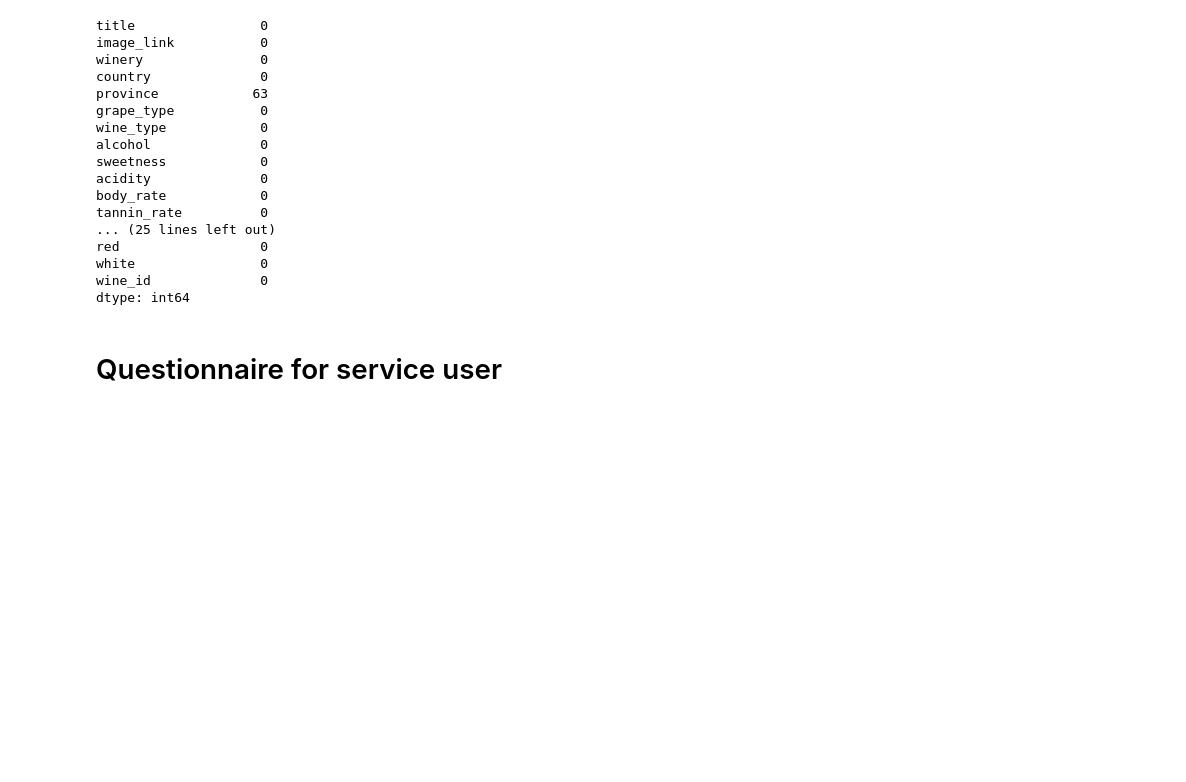
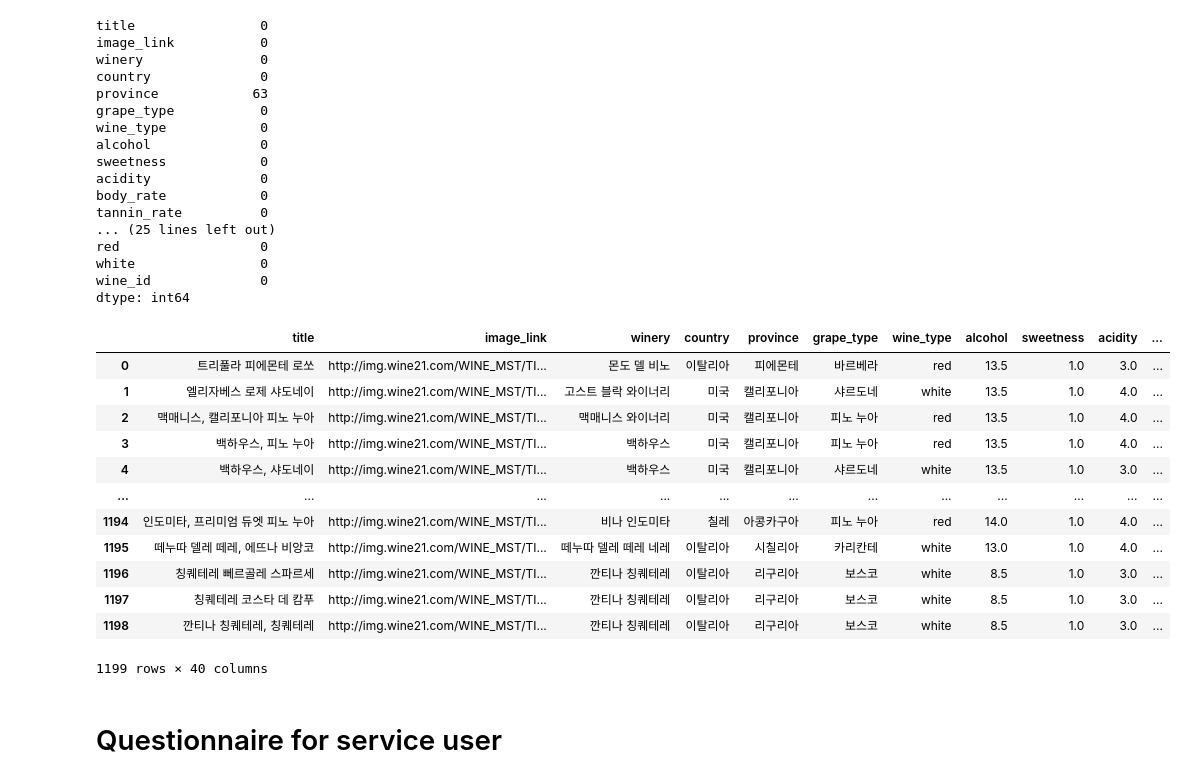
Before and after one commit to tedroutine/wine_recommendation_modeling, a Jupyter notebook: Wine_Recommendation.ipynb, the cells around one changed output. Drawn from its saved outputs; the diff is of its cells as text; code cells hidden in the pictures; blank space fills up the shorter version.

```diff
--- a/Wine_Recommendation.ipynb
+++ b/Wine_Recommendation.ipynb
@@ -505,6 +505,24 @@ wine_id              0
 dtype: int64
 # %%
 df.to_csv('df_aroma_processing.csv', encoding='utf-8-sig')
+# %%
+df = pd.read_csv('df_aroma_processing.csv')
+df.drop('Unnamed: 0', axis=1, inplace=True)
+df
+# %% [output]
+|  | title | image_link | winery | country | province | grape_type | wine_type | alcohol | sweetness | acidity | ... |
+| 0 | 트리풀라 피에몬테 로쏘 | http://img.wine21.com/WINE_MST/TI... | 몬도 델 비노 | 이탈리아 | 피에몬테 | 바르베라 | red | 13.5 | 1.0 | 3.0 | ... |
+| 1 | 엘리자베스 로제 샤도네이 | http://img.wine21.com/WINE_MST/TI... | 고스트 블락 와이너리 | 미국 | 캘리포니아 | 샤르도네 | white | 13.5 | 1.0 | 4.0 | ... |
+| 2 | 맥매니스, 캘리포니아 피노 누아 | http://img.wine21.com/WINE_MST/TI... | 맥매니스 와이너리 | 미국 | 캘리포니아 | 피노 누아 | red | 13.5 | 1.0 | 4.0 | ... |
+| 3 | 백하우스, 피노 누아 | http://img.wine21.com/WINE_MST/TI... | 백하우스 | 미국 | 캘리포니아 | 피노 누아 | red | 13.5 | 1.0 | 4.0 | ... |
+| 4 | 백하우스, 샤도네이 | http://img.wine21.com/WINE_MST/TI... | 백하우스 | 미국 | 캘리포니아 | 샤르도네 | white | 13.5 | 1.0 | 3.0 | ... |
+| ... | ... | ... | ... | ... | ... | ... | ... | ... | ... | ... | ... |
+| 1194 | 인도미타, 프리미엄 듀엣 피노 누아 | http://img.wine21.com/WINE_MST/TI... | 비나 인도미타 | 칠레 | 아콩카구아 | 피노 누아 | red | 14.0 | 1.0 | 4.0 | ... |
+| 1195 | 떼누따 델레 떼레, 에뜨나 비앙코 | http://img.wine21.com/WINE_MST/TI... | 떼누따 델레 떼레 네레 | 이탈리아 | 시칠리아 | 카리칸테 | white | 13.0 | 1.0 | 4.0 | ... |
+| 1196 | 칭퀘테레 뻬르골레 스파르세 | http://img.wine21.com/WINE_MST/TI... | 깐티나 칭퀘테레 | 이탈리아 | 리구리아 | 보스코 | white | 8.5 | 1.0 | 3.0 | ... |
+| 1197 | 칭퀘테레 코스타 데 캄푸 | http://img.wine21.com/WINE_MST/TI... | 깐티나 칭퀘테레 | 이탈리아 | 리구리아 | 보스코 | white | 8.5 | 1.0 | 3.0 | ... |
+| 1198 | 깐티나 칭퀘테레, 칭퀘테레 | http://img.wine21.com/WINE_MST/TI... | 깐티나 칭퀘테레 | 이탈리아 | 리구리아 | 보스코 | white | 8.5 | 1.0 | 3.0 | ... |
+1199 rows × 40 columns
 # %% [markdown]
 # Questionnaire for service user
 # %% [markdown]
```
Also changed, not shown: parts of 2 cells of this notebook.
